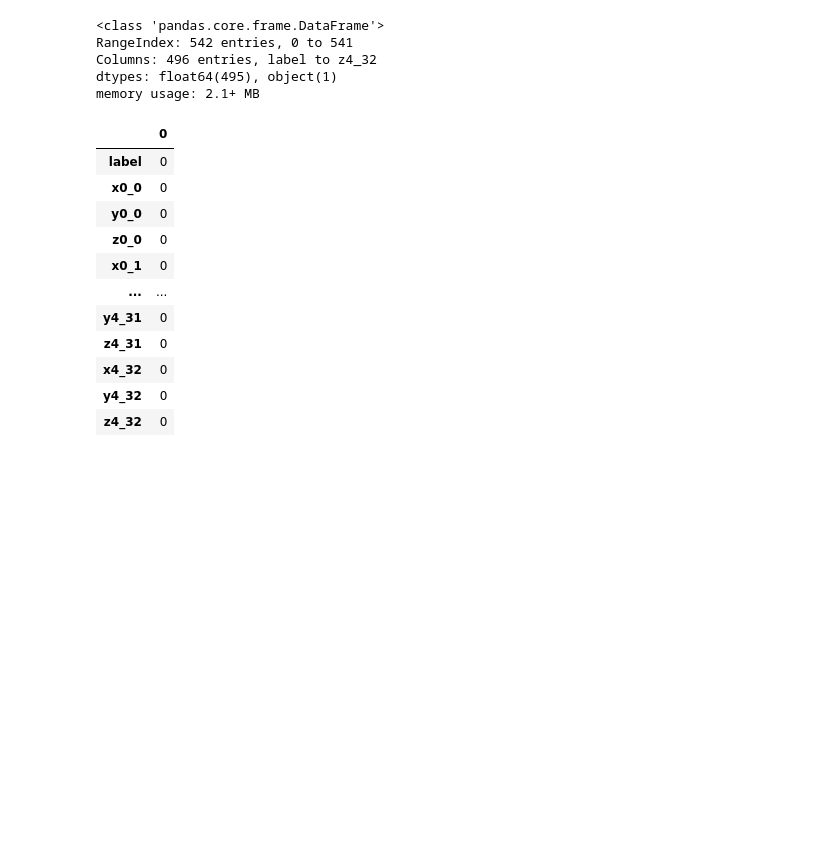
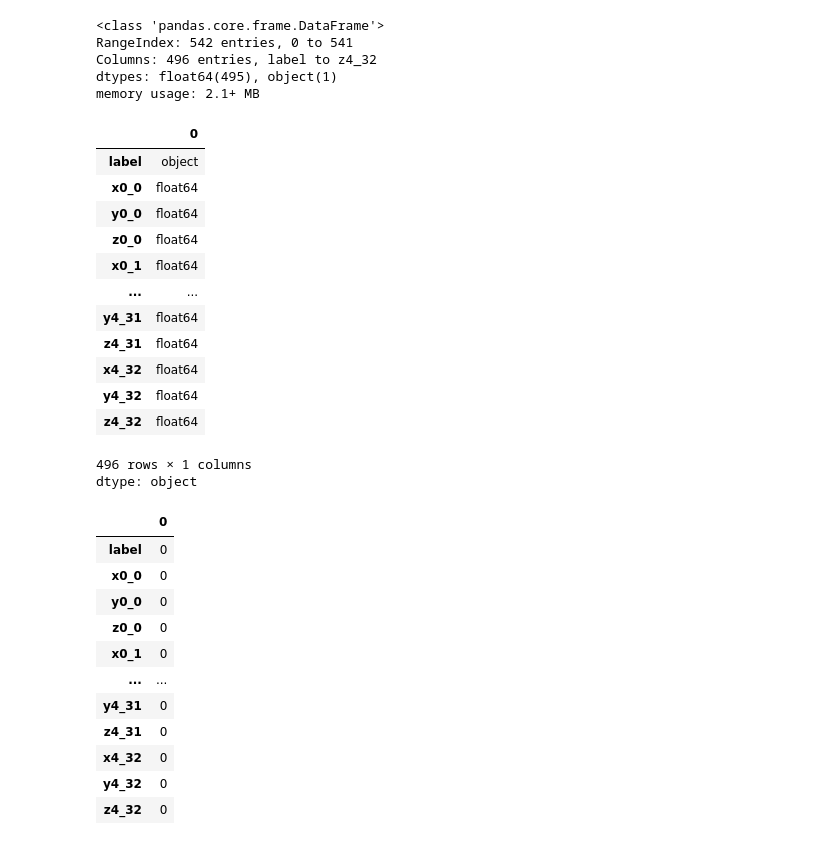
Before and after one commit to xkydev/ai-project, a Jupyter notebook: Entrega1/EDA.ipynb, the cells around one changed output. Drawn from its saved outputs; the diff is of its cells as text; code cells hidden in the pictures; blank space fills up the shorter version.

```diff
--- a/Entrega1/EDA.ipynb
+++ b/Entrega1/EDA.ipynb
@@ -41,6 +42,23 @@ RangeIndex: 542 entries, 0 to 541
 Columns: 496 entries, label to z4_32
 dtypes: float64(495), object(1)
 memory usage: 2.1+ MB
+# %%
+df.dtypes
+# %% [output]
+|  | 0 |
+| label | object |
+| x0_0 | float64 |
+| y0_0 | float64 |
+| z0_0 | float64 |
+| x0_1 | float64 |
+| ... | ... |
+| y4_31 | float64 |
+| z4_31 | float64 |
+| x4_32 | float64 |
+| y4_32 | float64 |
+| z4_32 | float64 |
+496 rows × 1 columns
+dtype: object
 # %%
 # Missing values
 df.isnull().sum()
```
Also changed, not shown: parts of 3 cells of this notebook.
